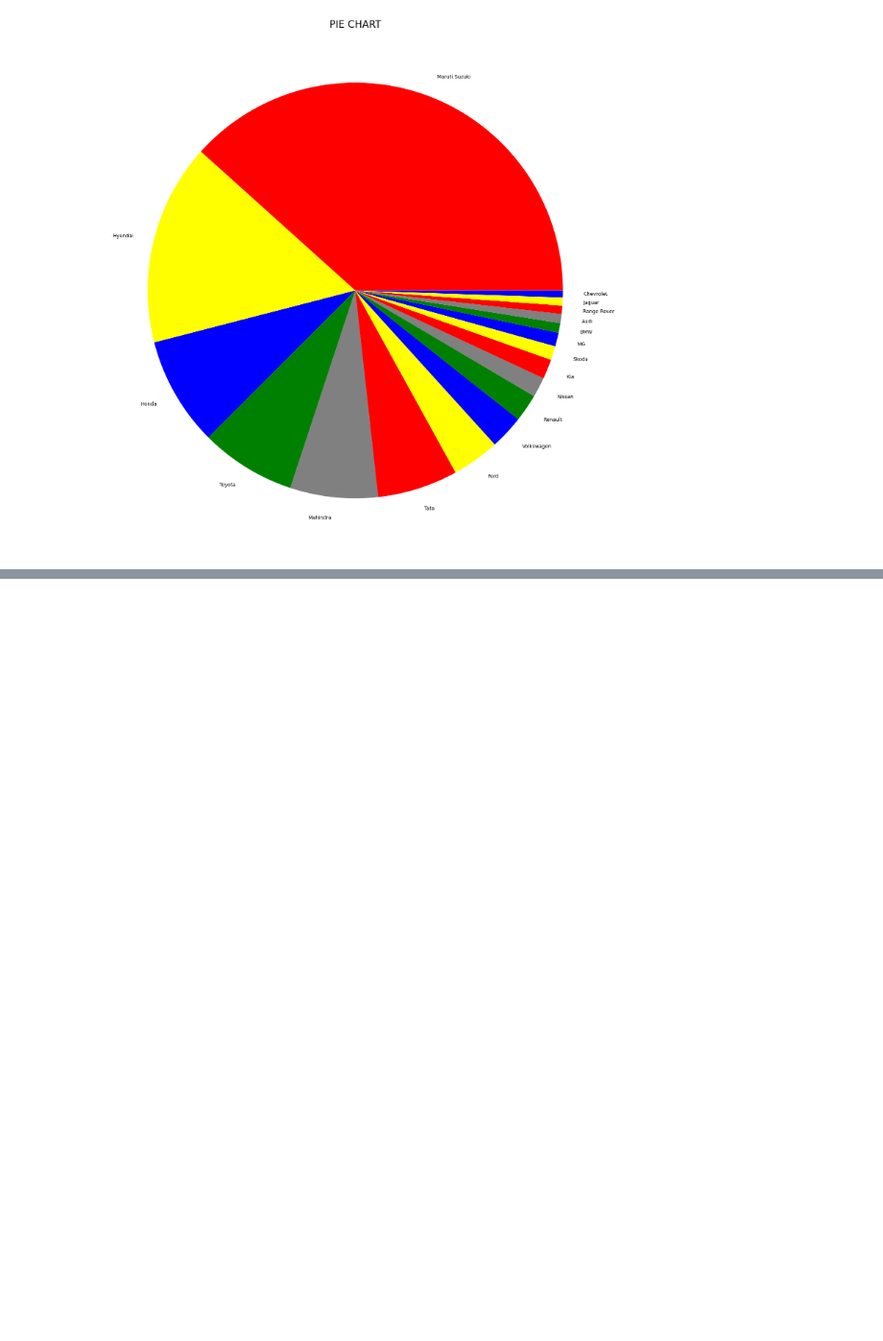
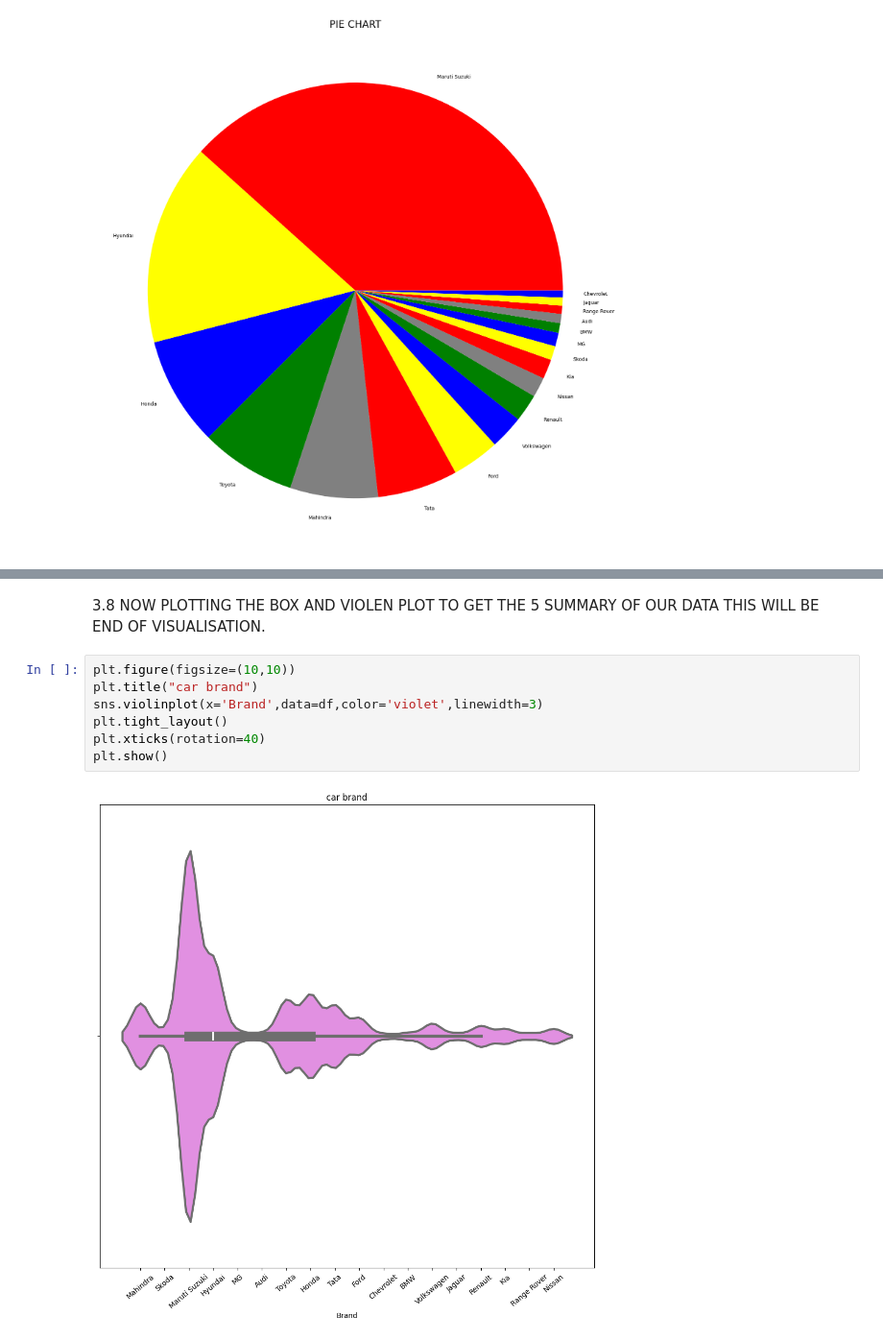
Before and after one commit to paras0583/car_sale_model.india, a Jupyter notebook: car_data/EDA.ipynb, the cells around one changed output, grey strips where cells are left out. Shown: that part at 96% size. Saved outputs shown, nothing was run; the diff lists cells and outputs as text; blank space fills up the shorter version.

```diff
--- a/car_data/EDA.ipynb
+++ b/car_data/EDA.ipynb
@@ -162,0 +257,11 @@ plt.show()
+# %% [markdown]
+3.8 NOW PLOTTING THE BOX AND VIOLEN PLOT TO GET THE 5 SUMMARY OF OUR DATA THIS WILL BE END OF VISUALISATION.
+# %%
+plt.figure(figsize=(10,10))
+plt.title("car brand")
+sns.violinplot(x='Brand',data=df,color='violet',linewidth=3)
+plt.tight_layout()
+plt.xticks(rotation=40)
+plt.show()
+# %% [output]
+[figure, added]
```
Also changed, not shown: parts of 14 cells of this notebook.
